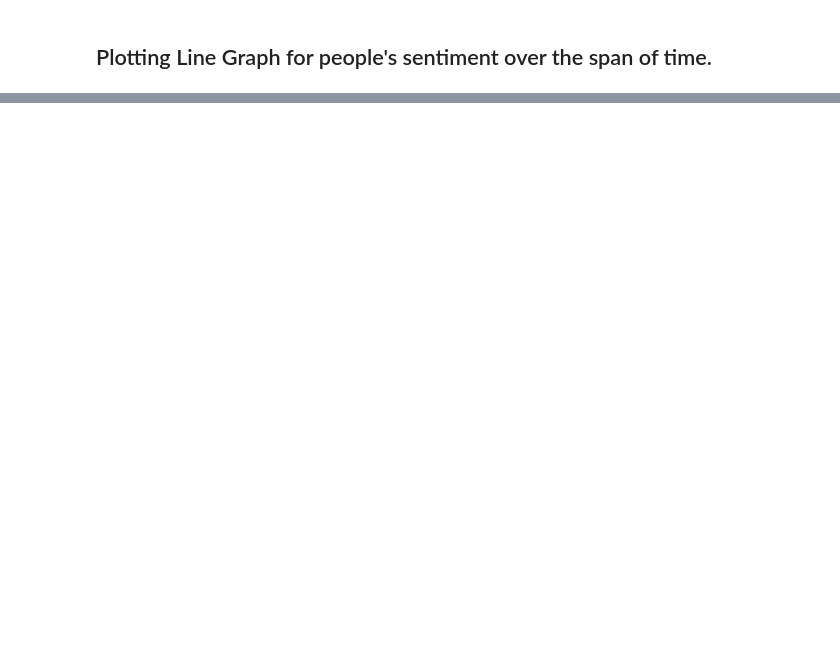
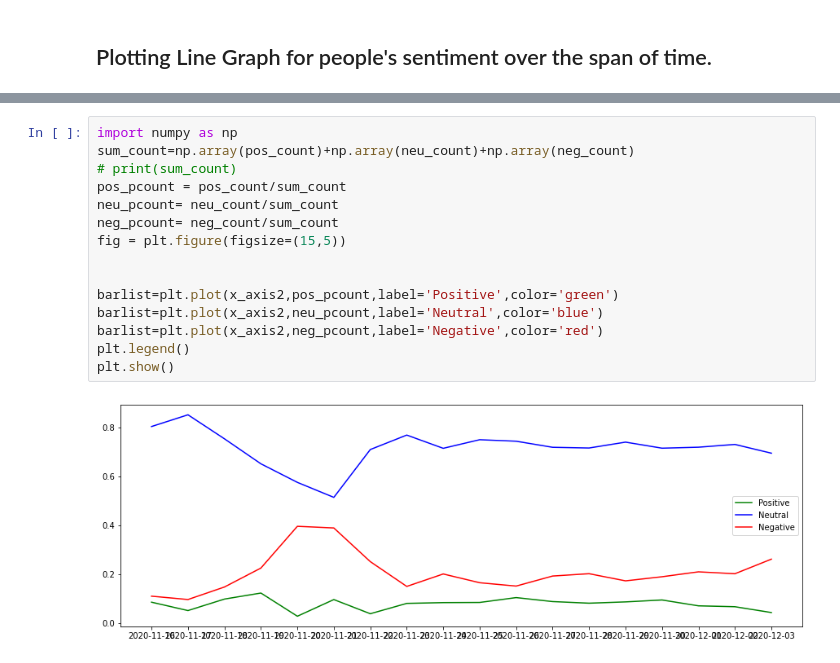
Before and after one commit to DreamPearl/SentiPeople, a Jupyter notebook: senti.ipynb, the cells around one changed output, grey strips where cells are left out. Cells and saved outputs as stored; diff of their text form; blank space fills up the shorter version.

```diff
--- a/senti.ipynb
+++ b/senti.ipynb
@@ -90,0 +109,17 @@ plt.show()
+# %%
+import numpy as np
+sum_count=np.array(pos_count)+np.array(neu_count)+np.array(neg_count)
+# print(sum_count)
+pos_pcount = pos_count/sum_count
+neu_pcount= neu_count/sum_count
+neg_pcount= neg_count/sum_count
+fig = plt.figure(figsize=(15,5))
+
+
+barlist=plt.plot(x_axis2,pos_pcount,label='Positive',color='green')
+barlist=plt.plot(x_axis2,neu_pcount,label='Neutral',color='blue')
+barlist=plt.plot(x_axis2,neg_pcount,label='Negative',color='red')
+plt.legend()
+plt.show()
+# %% [output]
+[figure, added]
```
Also changed, not shown: parts of 5 cells of this notebook.
